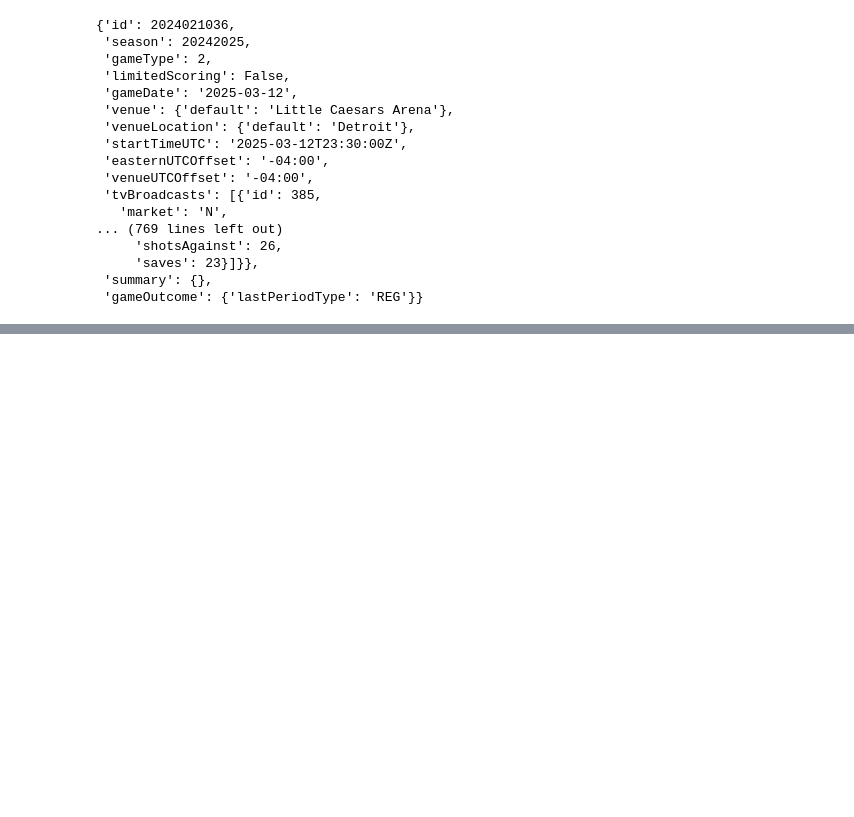
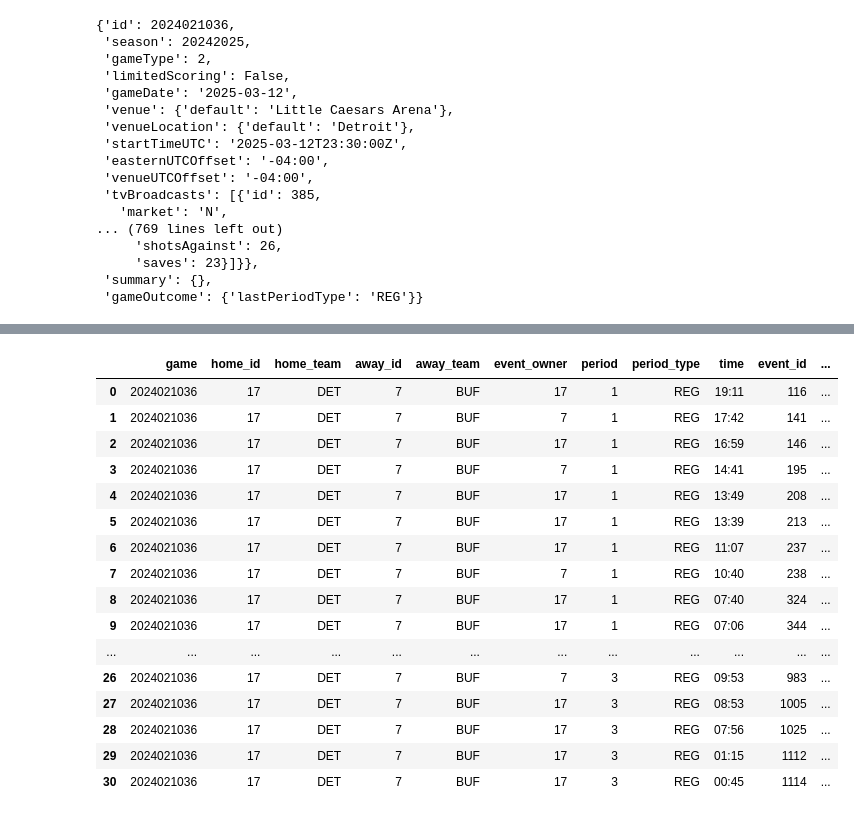
Before and after one commit to nolantphillips/nhl_game_reports, a Jupyter notebook: notebooks/02_call_for_data.ipynb, the cells around one changed output, grey strips where cells are left out. Cells and saved outputs as stored; diff of their text form; code cells hidden in the pictures; blank space fills up the shorter version.

```diff
--- a/notebooks/02_call_for_data.ipynb
+++ b/notebooks/02_call_for_data.ipynb
@@ -276,0 +310,20 @@ client.game_center.boxscore(game_id)
+# %%
+give_take_df
+# %% [output]
+|  | game | home_id | home_team | away_id | away_team | event_owner | period | period_type | time | event_id | ... |
+| 0 | 2024021036 | 17 | DET | 7 | BUF | 17 | 1 | REG | 19:11 | 116 | ... |
+| 1 | 2024021036 | 17 | DET | 7 | BUF | 7 | 1 | REG | 17:42 | 141 | ... |
+| 2 | 2024021036 | 17 | DET | 7 | BUF | 17 | 1 | REG | 16:59 | 146 | ... |
+| 3 | 2024021036 | 17 | DET | 7 | BUF | 7 | 1 | REG | 14:41 | 195 | ... |
+| 4 | 2024021036 | 17 | DET | 7 | BUF | 17 | 1 | REG | 13:49 | 208 | ... |
+| 5 | 2024021036 | 17 | DET | 7 | BUF | 17 | 1 | REG | 13:39 | 213 | ... |
+| 6 | 2024021036 | 17 | DET | 7 | BUF | 17 | 1 | REG | 11:07 | 237 | ... |
+| 7 | 2024021036 | 17 | DET | 7 | BUF | 7 | 1 | REG | 10:40 | 238 | ... |
+| 8 | 2024021036 | 17 | DET | 7 | BUF | 17 | 1 | REG | 07:40 | 324 | ... |
+| 9 | 2024021036 | 17 | DET | 7 | BUF | 17 | 1 | REG | 07:06 | 344 | ... |
+| ... | ... | ... | ... | ... | ... | ... | ... | ... | ... | ... | ... |
+| 26 | 2024021036 | 17 | DET | 7 | BUF | 7 | 3 | REG | 09:53 | 983 | ... |
+| 27 | 2024021036 | 17 | DET | 7 | BUF | 17 | 3 | REG | 08:53 | 1005 | ... |
+| 28 | 2024021036 | 17 | DET | 7 | BUF | 17 | 3 | REG | 07:56 | 1025 | ... |
+| 29 | 2024021036 | 17 | DET | 7 | BUF | 17 | 3 | REG | 01:15 | 1112 | ... |
+| 30 | 2024021036 | 17 | DET | 7 | BUF | 17 | 3 | REG | 00:45 | 1114 | ... |
```
Also changed, not shown: parts of 16 cells of this notebook, 2 other files.
